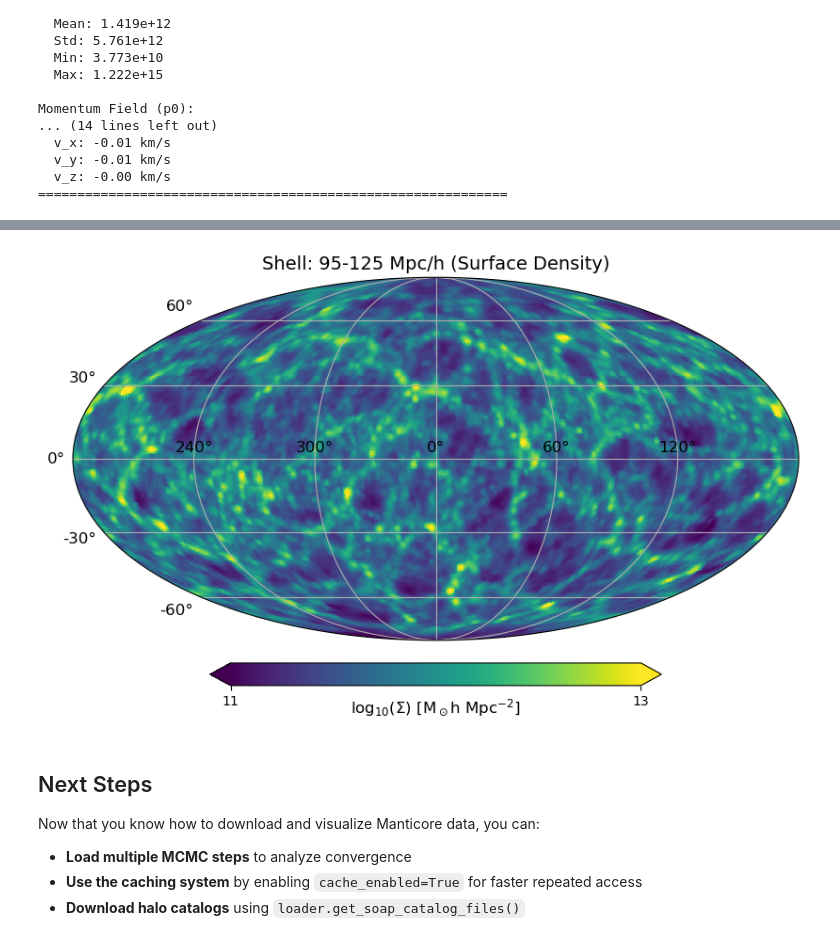
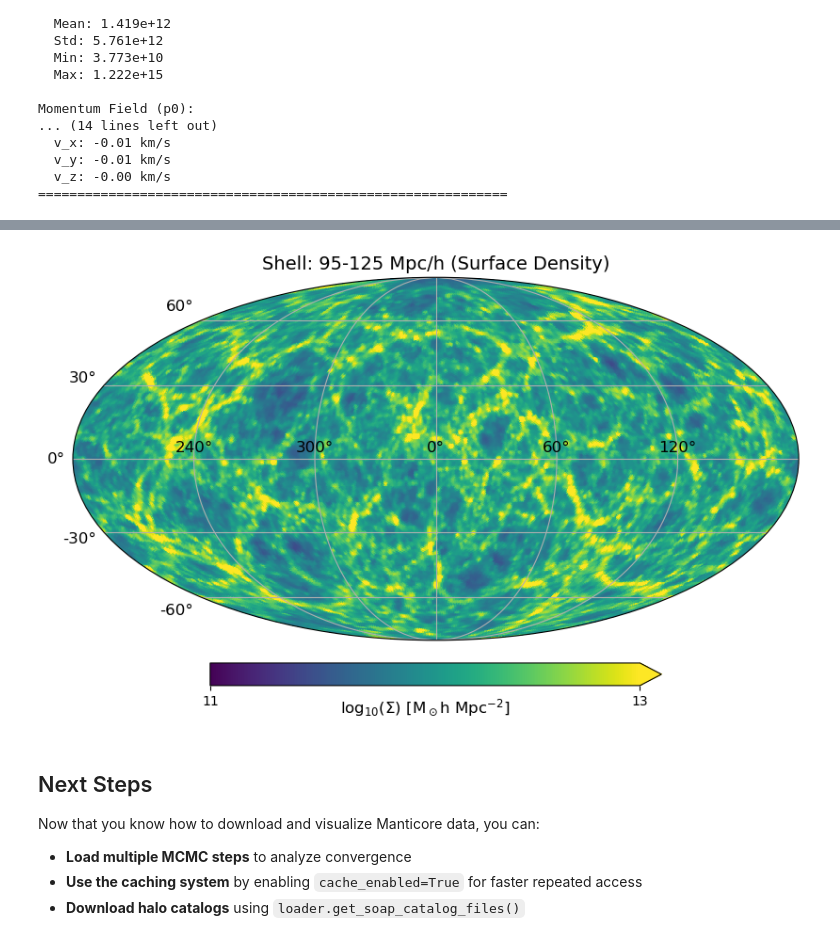
Before and after one commit to stuartmcalpine/manticore_public_scripts, a Jupyter notebook: manticore_data_tutorial.ipynb, the cells around one changed output, grey strips where cells are left out. Cells and saved outputs as stored; diff of their text form; code cells hidden in the pictures.

```diff
--- a/manticore_data_tutorial.ipynb
+++ b/manticore_data_tutorial.ipynb
@@ -290,7 +290,7 @@ import numpy as np
 import healpy as hp
 from scipy.ndimage import map_coordinates
 
-def plot_shell(density, observer_pos, d1, d2, L=1000*0.681, nside=128):
+def plot_shell(density, observer_pos, d1, d2, L=681, nside=128):
     """
     Plot a spherical shell surface density from a 3D density field on HEALPix projection.
 
@@ -342,35 +342,35 @@ def plot_shell(density, observer_pos, d1, d2, L=1000*0.681, nside=128):
         sampled = map_coordinates(density, coords, order=1,
                                    mode='constant', cval=0)
 
         # Convert from mass per cell to volume density and integrate
         # Volume density: M☉/h / (Mpc/h)³
         volume_density = sampled / (cell_size**3)
 
         # Integrate along line of sight: Σ = ∫ ρ dr
         surface_density += volume_density * dr
 
     # surface_density is now in M☉/h per (Mpc/h)²
     # Take log for visualization
     log_surface_density = np.log10(surface_density + 1e-10)
 
     # Plot
     hp.projview(log_surface_density,
                 title=f'Shell: {d1}-{d2} Mpc/h (Surface Density)',
                 unit=r'log$_{10}$(Σ) [M$_\odot$h Mpc$^{-2}$]',
                 cmap='viridis',
                 graticule=True,
                 graticule_labels=True,
                 coord="C",
                 phi_convention="clockwise",
                 rot=[0,0,0],
                 flip="geo",
                 min=11, max=13)
 
 # Example usage:
 observer = (128, 128, 128)  # Center of box
-plot_shell(density, observer, d1=95, d2=125, L=1000, nside=128)
+plot_shell(density, observer, d1=95, d2=125, L=681, nside=128)
 # %% [output]
-[figure, old version]
+[figure, new version]
 # %% [markdown]
 ## Next Steps
 
```
Also changed, not shown: parts of 3 cells of this notebook.
